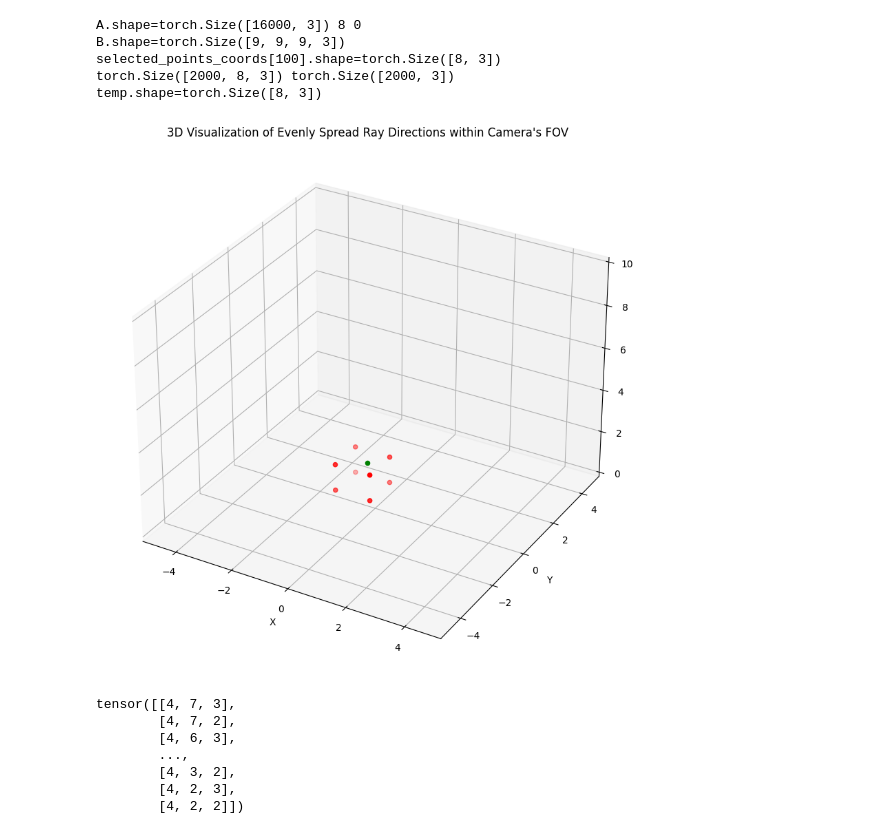
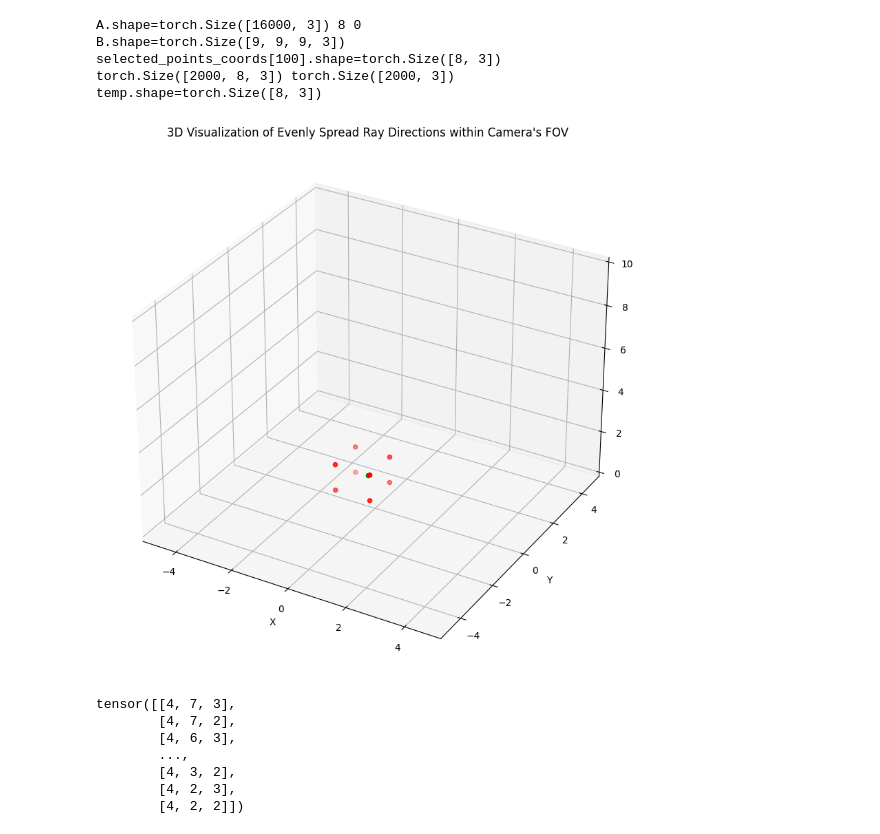
Before and after one commit to DanJbk/Plenoxels, a Jupyter notebook: notebooks/development.ipynb, the cells around one changed output. Saved outputs shown, nothing was run; the diff lists cells and outputs as text; code cells hidden in the pictures.

Commit message:
added support for matching sampling points to 8 points on the grid

```diff
--- a/notebooks/development.ipynb
+++ b/notebooks/development.ipynb
@@ -290,36 +290,36 @@ grid_indices, grid_cells, meshgrid, grid_grid = get_grid(9, 9, 9, points_distanc
 # visualize_rays_3d(ray_directions, camera_positions, grid_indices,samples_interval)
 
 
 edge_matching_points = get_points(grid_indices, samples_interval, points_distance)
 edge_matching_points = edge_matching_points.reshape([edge_matching_points.shape[0]*edge_matching_points.shape[1],edge_matching_points.shape[2]])
 selected_points = collect_cell_information_via_indices(edge_matching_points, meshgrid)
 selected_points_coords = selected_points*points_distance + grid_indices.min(0)[0]
 
 
 selected_points = selected_points.view([int(selected_points.shape[0]/8),8,3])
 selected_points_coords = selected_points_coords.view([int(selected_points_coords.shape[0]/8),8,3])
 print(f"{selected_points_coords[100].shape=}")
 print(selected_points.shape, samples_interval.shape)
 # visualize_rays_3d(ray_directions, torch.repeat_interleave(camera_positions, 4, 0),grid_indices, samples_interval[0].unsqueeze(0))
 # visualize_rays_3d(ray_directions, [],selected_points_coords[315], samples_interval[315].unsqueeze(0))
 # visualize_rays_3d(ray_directions, [],selected_points_coords[55], samples_interval[55].unsqueeze(0))
 
-temp = torch.cat([grid_grid[tuple(s.tolist())].unsqueeze(0) for s in selected_points[88]])
+temp = torch.cat([grid_grid[tuple(s.tolist())].unsqueeze(0) for s in selected_points[83]])
 print(f"{temp.shape=}")
 # temp = torch.index_select(temp, 1, torch.tensor([1,0,2]))
-visualize_rays_3d(ray_directions, [],temp, samples_interval[88].unsqueeze(0))
+visualize_rays_3d(ray_directions, [],temp, samples_interval[83].unsqueeze(0))
 
 
 # todo: 1. ~~create a function to denormalize the grid and use it. <- the one i use now is confirmed correct~~
 # todo: 2. ~~check if torch.index_select at collect_cell_information_via_indices is nesscery. <- confirmed not~~
 # todo: 3. debug and make modular.
 # %% [output]
 A.shape=torch.Size([16000, 3]) 8 0
 B.shape=torch.Size([9, 9, 9, 3])
 selected_points_coords[100].shape=torch.Size([8, 3])
 torch.Size([2000, 8, 3]) torch.Size([2000, 3])
 temp.shape=torch.Size([8, 3])
-[figure, old version]
+[figure, new version]
 # %%
 # grid_indices[edge_matching_points[300].tolist()]
 edge_matching_points.view([int(16000/8),8,3])[300]
```
Also changed, not shown: 1 other file.
